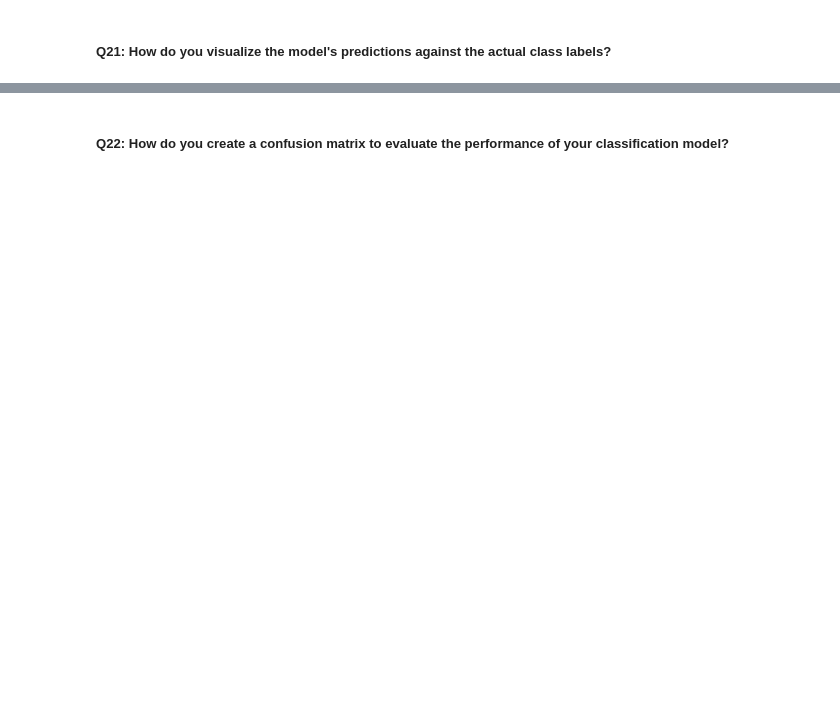
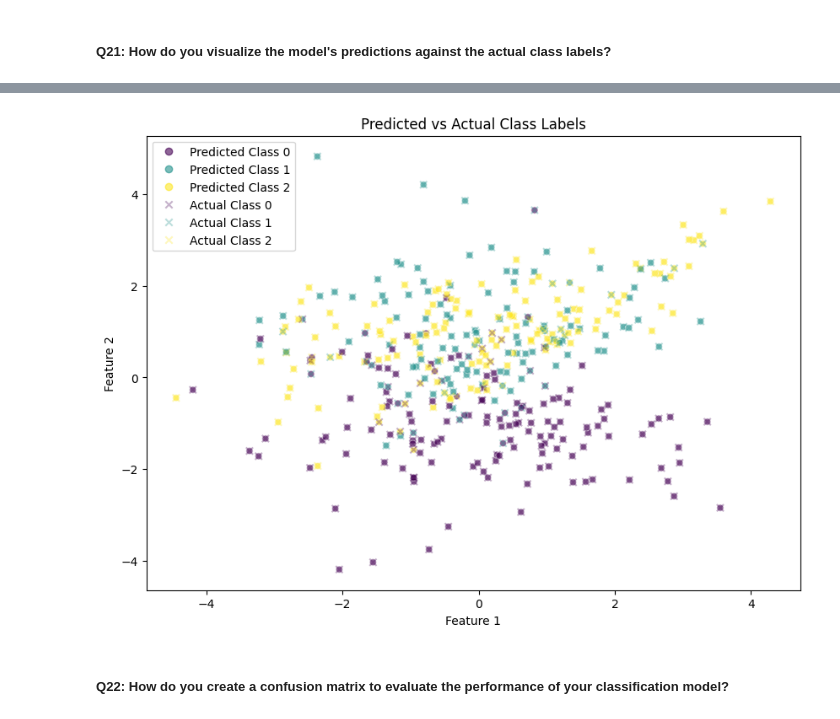
Before and after one commit to fellmir/pyTorchBasis, a Jupyter notebook: 00-basic-examples/example1/01-notebooks/03_softmax_classification.ipynb, the cells around one changed output, grey strips where cells are left out. Cells and saved outputs as stored; diff of their text form; code cells hidden in the pictures; blank space fills up the shorter version.

```diff
--- a/00-basic-examples/example1/01-notebooks/03_softmax_classification.ipynb
+++ b/00-basic-examples/example1/01-notebooks/03_softmax_classification.ipynb
@@ -730,2 +784,25 @@ Accuracy of the model on the test set: 85.75%
+# %%
+# For multi-class classification visualization:
+plt.figure(figsize=(10, 7))
+
+# Plot predicted classes
+scatter_pred = plt.scatter(X_test[:, 0], X_test[:, 1], c=predicted_classes.cpu(), cmap='viridis', alpha=0.6, edgecolors='w', label='Predicted')
+
+# Plot actual classes with different marker
+scatter_actual = plt.scatter(X_test[:, 0], X_test[:, 1], c=y_test, cmap='viridis', alpha=0.3, marker='x', label='Actual')
+
+plt.xlabel('Feature 1')
+plt.ylabel('Feature 2')
+plt.title('Predicted vs Actual Class Labels')
+
+# Create a legend for predicted and actual classes
+handles_pred = scatter_pred.legend_elements()[0]
+handles_actual = scatter_actual.legend_elements()[0]
+labels = ['Class 0', 'Class 1', 'Class 2']
+plt.legend(handles_pred + handles_actual, [f'Predicted {label}' for label in labels] + [f'Actual {label}' for label in labels])
+
+plt.show()
+# %% [output]
+[figure, added]
 # %% [markdown]
 ##### **Q22: How do you create a confusion matrix to evaluate the performance of your classification model?**
```
Also changed, not shown: parts of 16 cells of this notebook.
